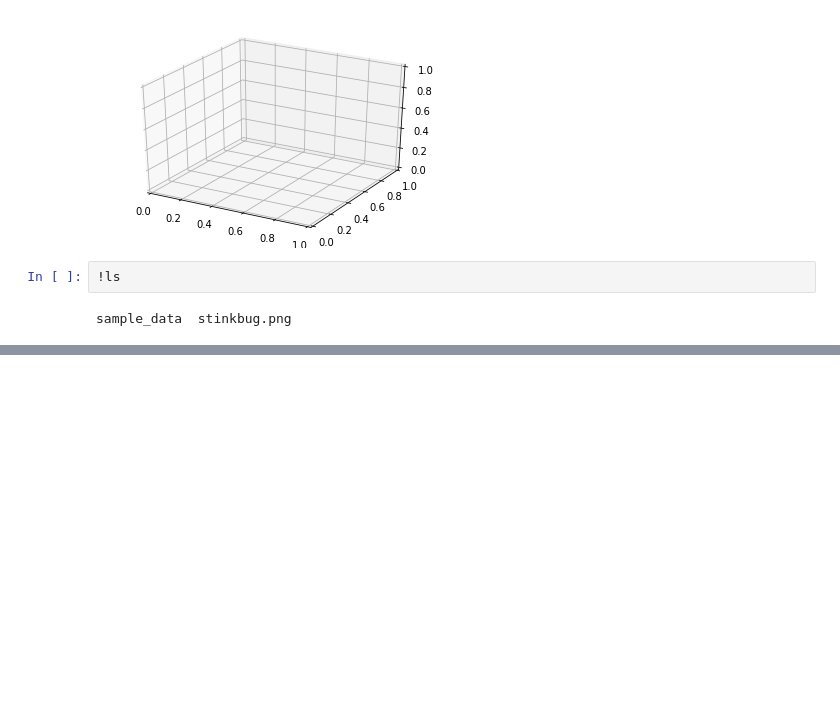
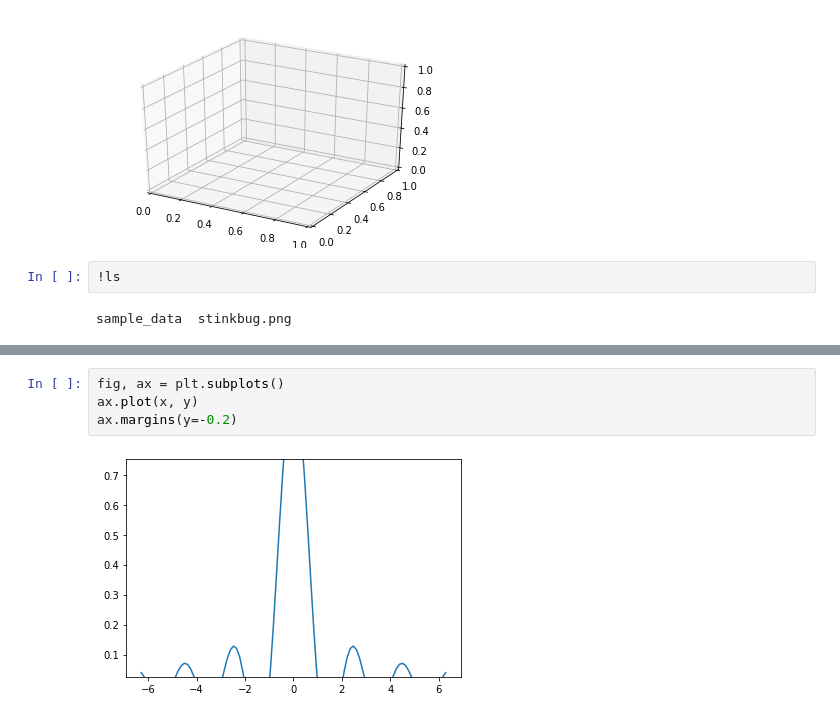
Before and after one commit to Sravan-Apps/python_notebooks, a Jupyter notebook: matplotlib_scratch.ipynb, the cells around one changed output, grey strips where cells are left out. Drawn from its saved outputs; the diff is of its cells as text; blank space fills up the shorter version.

```diff
--- a/matplotlib_scratch.ipynb
+++ b/matplotlib_scratch.ipynb
@@ -726,0 +756,6 @@ sample_data  stinkbug.png
+# %%
+fig, ax = plt.subplots()
+ax.plot(x, y)
+ax.margins(y=-0.2)
+# %% [output]
+[figure, added]
```
Also changed, not shown: parts of 3 cells of this notebook.
